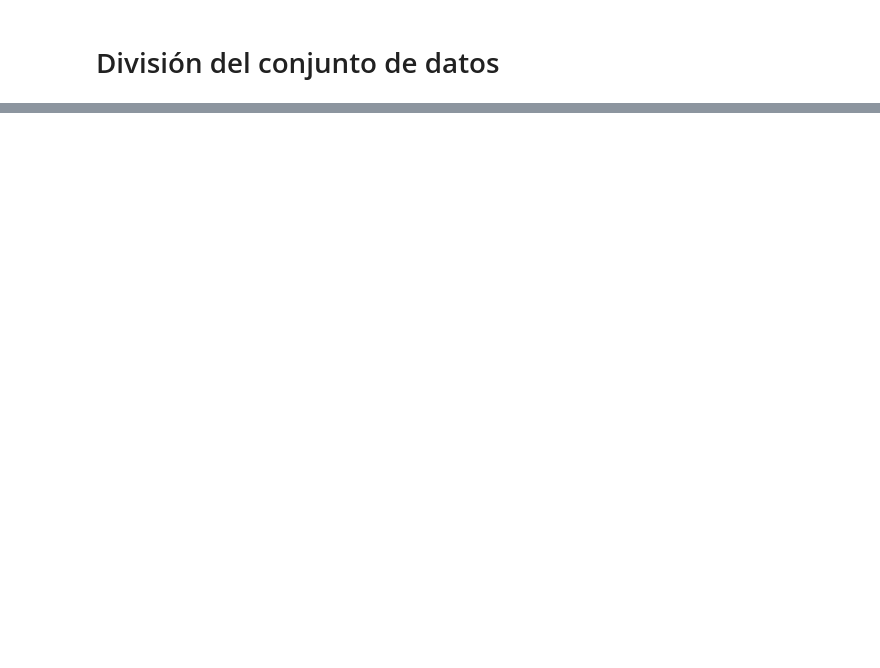
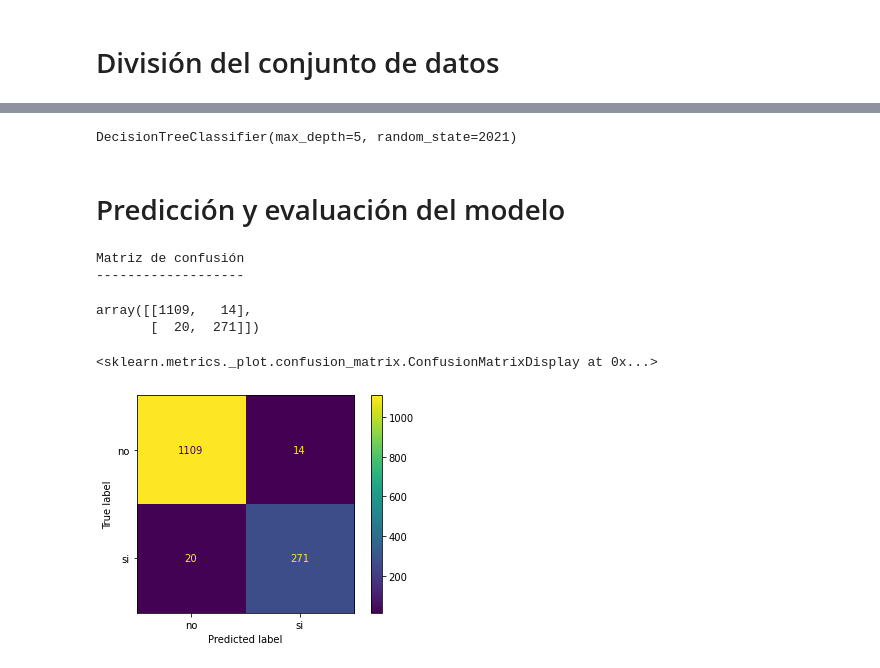
Before and after one commit to cristiandarioortegayubro/accenture, a Jupyter notebook: accenturedatascience01.ipynb, the cells around one changed output, grey strips where cells are left out. Saved outputs shown, nothing was run; the diff lists cells and outputs as text; code cells hidden in the pictures; blank space fills up the shorter version.

```diff
--- a/accenturedatascience01.ipynb
+++ b/accenturedatascience01.ipynb
@@ -293,0 +238,28 @@ set_config(display='text')
+# %%
+modelo.fit(X_train_prep, y_train)
+# %% [output]
+DecisionTreeClassifier(max_depth=5, random_state=2021)
+# %% [markdown]
+# Predicción y evaluación del modelo
+# %%
+predicciones = modelo.predict(X = X_test_prep,)
+
+print("Matriz de confusión")
+print("-------------------")
+confusion_matrix(
+    y_true    = y_test,
+    y_pred    = predicciones)
+# %% [output]
+Matriz de confusión
+-------------------
+array([[1109,   14],
+       [  20,  271]])
+# %%
+cm = confusion_matrix(y_test, predicciones, labels=modelo.classes_)
+# %%
+disp = ConfusionMatrixDisplay(confusion_matrix=cm, display_labels=modelo.classes_)
+# %%
+disp.plot()
+# %% [output]
+<sklearn.metrics._plot.confusion_matrix.ConfusionMatrixDisplay at 0x...>
+[figure, added]
```
Also changed, not shown: parts of 24 cells of this notebook.
